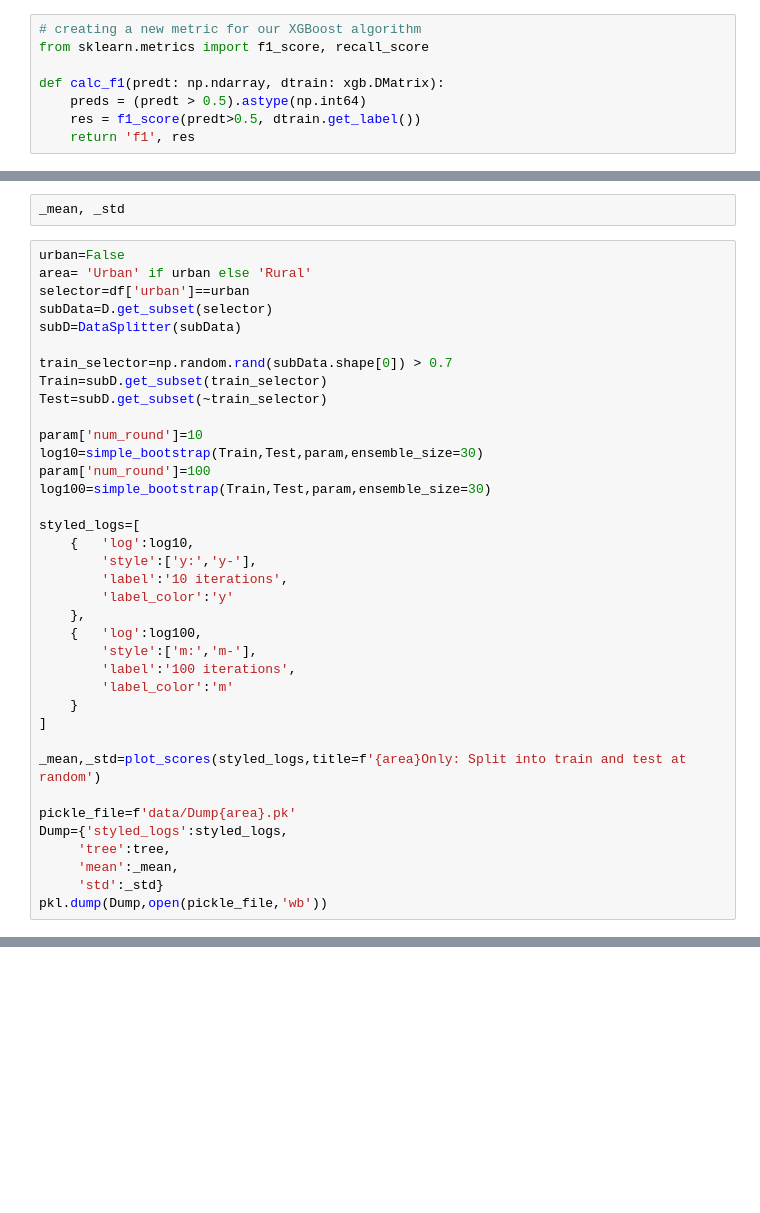
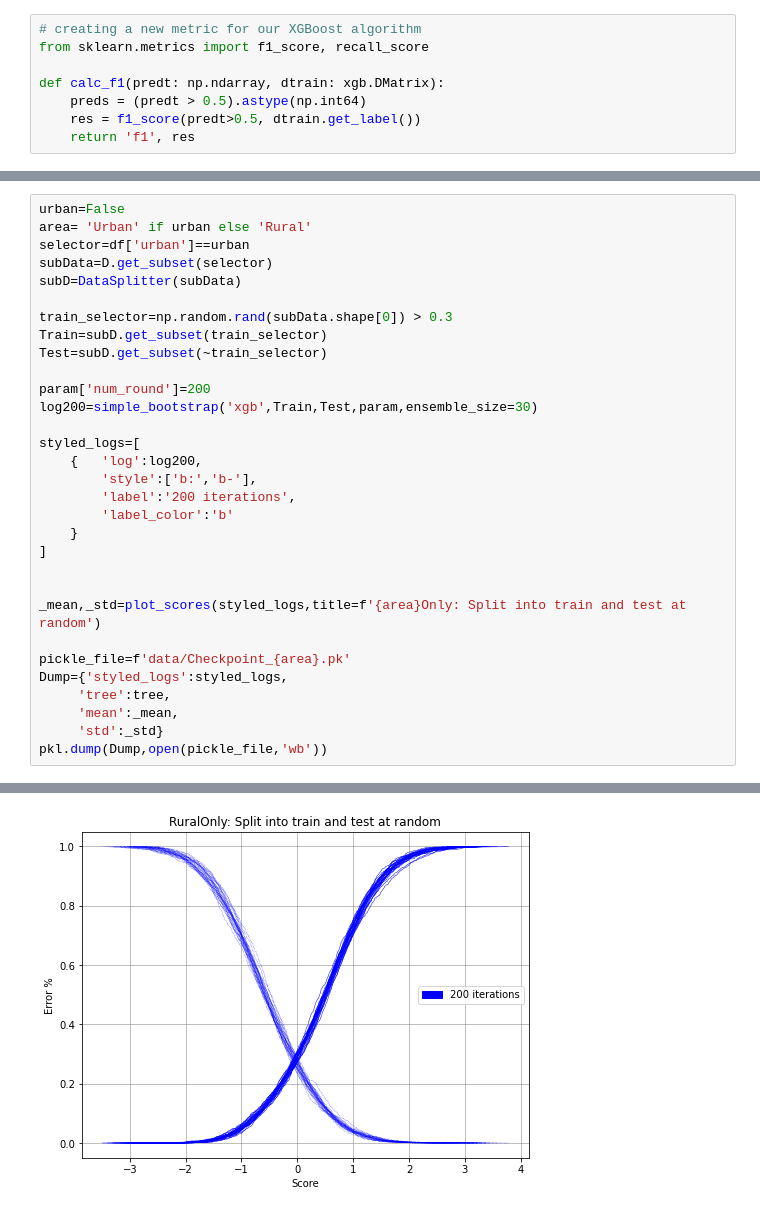
Before and after one commit to AniDas10/Urban-Rural, a Jupyter notebook: learn.ipynb, the cells around one changed output, grey strips where cells are left out. Saved outputs shown, nothing was run; the diff lists cells and outputs as text; blank space fills up the shorter version.

```diff
--- a/learn.ipynb
+++ b/learn.ipynb
@@ -178,5 +187,3 @@ pkl.dump(Dump,open(pickle_file,'wb'))
-# %%
-_mean, _std
 # %%
 urban=False
 area= 'Urban' if urban else 'Rural'
@@ -184,33 +191,28 @@ selector=df['urban']==urban
 subData=D.get_subset(selector)
 subD=DataSplitter(subData)
 
-train_selector=np.random.rand(subData.shape[0]) > 0.7
+train_selector=np.random.rand(subData.shape[0]) > 0.3
 Train=subD.get_subset(train_selector)
 Test=subD.get_subset(~train_selector)
 
-param['num_round']=10
-log10=simple_bootstrap(Train,Test,param,ensemble_size=30)
-param['num_round']=100
-log100=simple_bootstrap(Train,Test,param,ensemble_size=30)
+param['num_round']=200
+log200=simple_bootstrap('xgb',Train,Test,param,ensemble_size=30)
 
 styled_logs=[
-    {   'log':log10,
-        'style':['y:','y-'],
-        'label':'10 iterations',
-        'label_color':'y'
-    },
-    {   'log':log100,
-        'style':['m:','m-'],
-        'label':'100 iterations',
-        'label_color':'m'
+    {   'log':log200,
+        'style':['b:','b-'],
+        'label':'200 iterations',
+        'label_color':'b'
     }
 ]
 
+
 _mean,_std=plot_scores(styled_logs,title=f'{area}Only: Split into train and test at random')
 
-pickle_file=f'data/Dump{area}.pk'
+pickle_file=f'data/Checkpoint_{area}.pk'
 Dump={'styled_logs':styled_logs,
      'tree':tree,
      'mean':_mean,
      'std':_std}
 pkl.dump(Dump,open(pickle_file,'wb'))
+# %% [output]
@@ -216,0 +236 @@ pkl.dump(Dump,open(pickle_file,'wb'))
+[figure, added]
```
Also changed, not shown: parts of 6 cells of this notebook, 16 other files.
